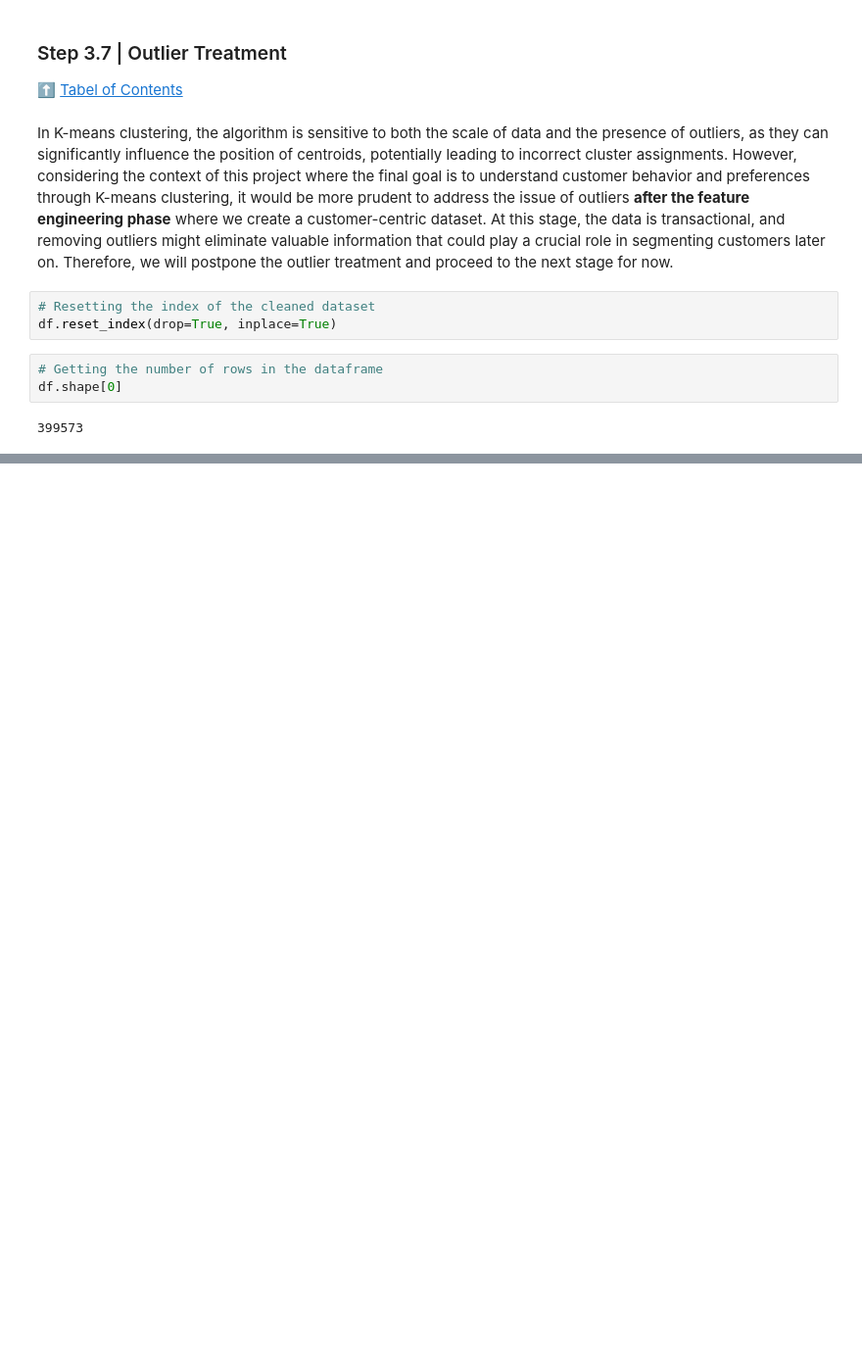
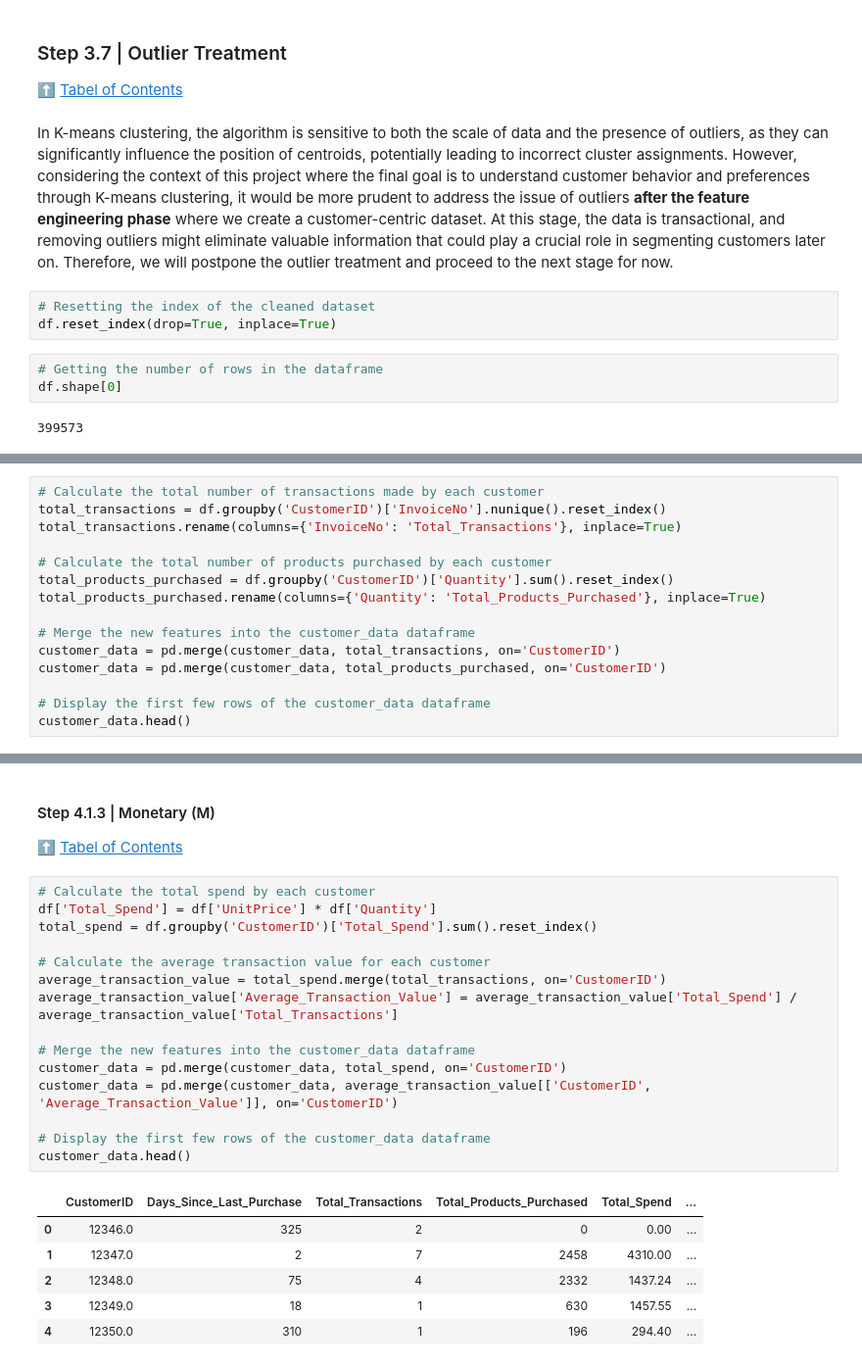
Before and after one commit to richardlevinson3/customer-personality-analytics, a Jupyter notebook: cusomter-personality-analytics.ipynb, the cells around one changed output, grey strips where cells are left out. Shown: that part at 98% size. Cells and saved outputs as stored; diff of their text form; blank space fills up the shorter version.

```diff
--- a/cusomter-personality-analytics.ipynb
+++ b/cusomter-personality-analytics.ipynb
@@ -572,0 +620,15 @@ df.shape[0]
+# %%
+# Calculate the total number of transactions made by each customer
+total_transactions = df.groupby('CustomerID')['InvoiceNo'].nunique().reset_index()
+total_transactions.rename(columns={'InvoiceNo': 'Total_Transactions'}, inplace=True)
+
+# Calculate the total number of products purchased by each customer
+total_products_purchased = df.groupby('CustomerID')['Quantity'].sum().reset_index()
+total_products_purchased.rename(columns={'Quantity': 'Total_Products_Purchased'}, inplace=True)
+
+# Merge the new features into the customer_data dataframe
+customer_data = pd.merge(customer_data, total_transactions, on='CustomerID')
+customer_data = pd.merge(customer_data, total_products_purchased, on='CustomerID')
+
+# Display the first few rows of the customer_data dataframe
+customer_data.head()
@@ -572,0 +642,26 @@ df.shape[0]
+# %% [markdown]
+<a id="monetary"></a>
+#### Step 4.1.3 | Monetary (M)
+⬆️ [Tabel of Contents](#contents_tabel)
+# %%
+# Calculate the total spend by each customer
+df['Total_Spend'] = df['UnitPrice'] * df['Quantity']
+total_spend = df.groupby('CustomerID')['Total_Spend'].sum().reset_index()
+
+# Calculate the average transaction value for each customer
+average_transaction_value = total_spend.merge(total_transactions, on='CustomerID')
+average_transaction_value['Average_Transaction_Value'] = average_transaction_value['Total_Spend'] / average_transaction_value['Total_Transactions']
+
+# Merge the new features into the customer_data dataframe
+customer_data = pd.merge(customer_data, total_spend, on='CustomerID')
+customer_data = pd.merge(customer_data, average_transaction_value[['CustomerID', 'Average_Transaction_Value']], on='CustomerID')
+
+# Display the first few rows of the customer_data dataframe
+customer_data.head()
+# %% [output]
+|  | CustomerID | Days_Since_Last_Purchase | Total_Transactions | Total_Products_Purchased | Total_Spend | ... |
+| 0 | 12346.0 | 325 | 2 | 0 | 0.00 | ... |
+| 1 | 12347.0 | 2 | 7 | 2458 | 4310.00 | ... |
+| 2 | 12348.0 | 75 | 4 | 2332 | 1437.24 | ... |
+| 3 | 12349.0 | 18 | 1 | 630 | 1457.55 | ... |
+| 4 | 12350.0 | 310 | 1 | 196 | 294.40 | ... |
```
Also changed, not shown: parts of 25 cells of this notebook.
